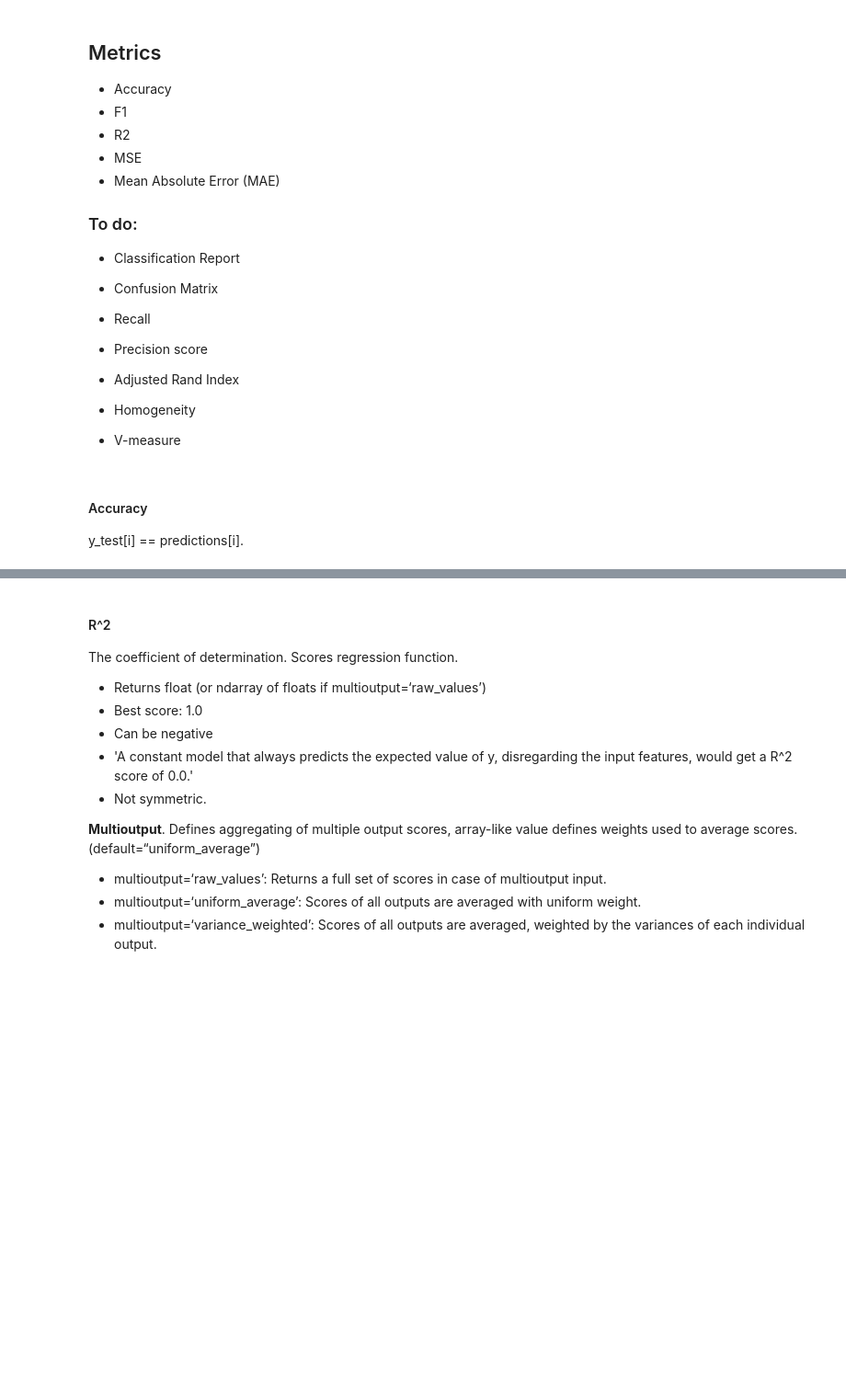
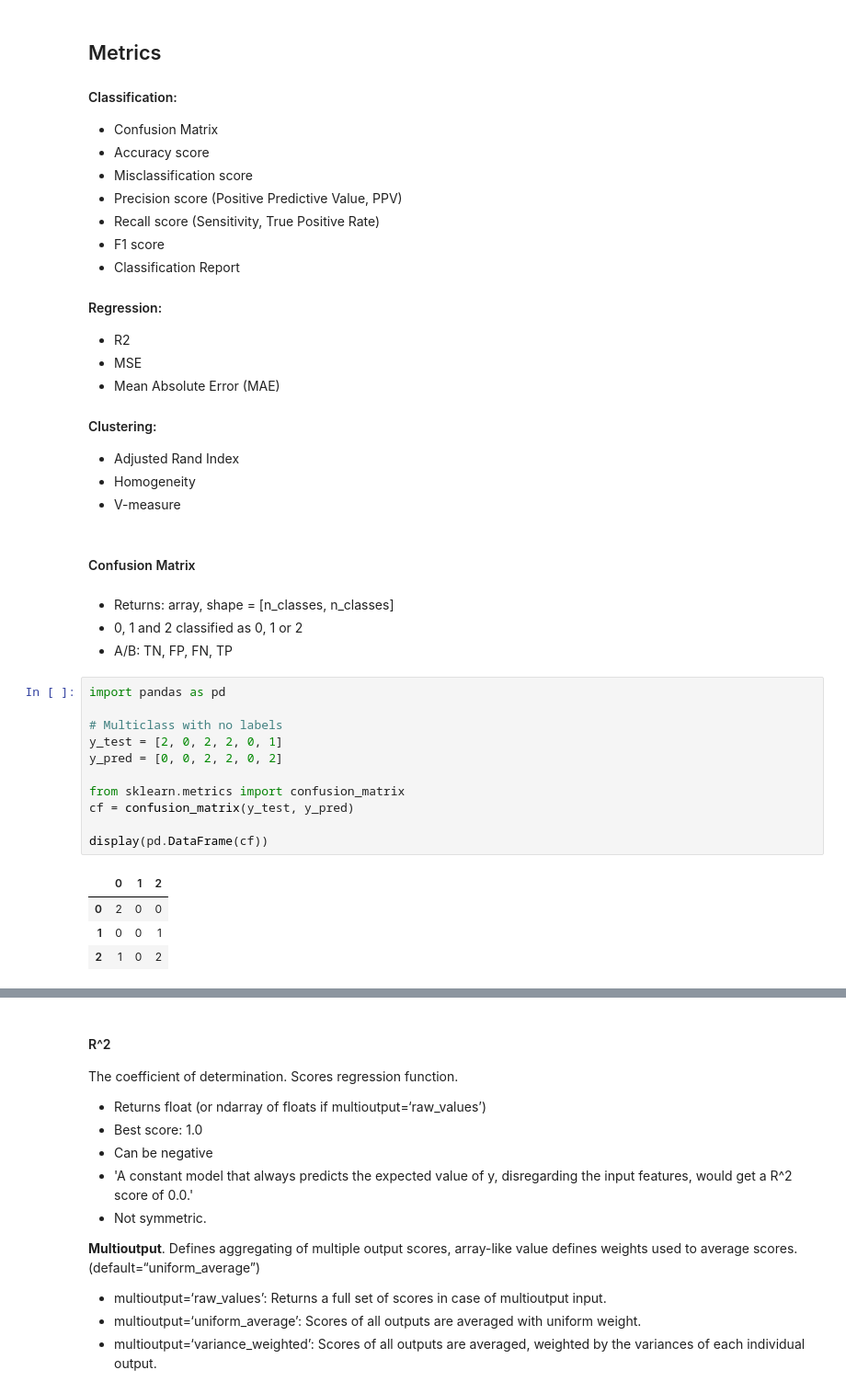
Before and after one commit to Hiurge/DATA-TOOLKIT, a Jupyter notebook: Metrics.ipynb, the cells around one changed output, grey strips where cells are left out. Shown at 92% size. Drawn from its saved outputs; the diff is of its cells as text; blank space fills up the shorter version.

```diff
--- a/Metrics.ipynb
+++ b/Metrics.ipynb
@@ -1,27 +1,43 @@
 # %% [markdown]
 ## Metrics
 
-- Accuracy
-- F1
+#### Classification:
+- Confusion Matrix
+- Accuracy score
+- Misclassification score
+- Precision score (Positive Predictive Value, PPV)
+- Recall score (Sensitivity, True Positive Rate)
+- F1 score
+- Classification Report
+
+#### Regression:
 - R2
 - MSE
 - Mean Absolute Error (MAE)
 
-
-### To do:
-- Classification Report
-
-- Confusion Matrix
-
-- Recall
-
-- Precision score
-
+#### Clustering:
 - Adjusted Rand Index
-
 - Homogeneity
-
 - V-measure
-# %% [markdown]
-#### Accuracy
-y_test[i] == predictions[i].
+# %% [markdown]
+#### Confusion Matrix
+# %% [markdown]
+- Returns: array, shape = [n_classes, n_classes]
+- 0, 1 and 2 classified as 0, 1 or 2
+- A/B: TN, FP, FN, TP
+# %%
+import pandas as pd
+
+# Multiclass with no labels
+y_test = [2, 0, 2, 2, 0, 1]
+y_pred = [0, 0, 2, 2, 0, 2]
+
+from sklearn.metrics import confusion_matrix
+cf = confusion_matrix(y_test, y_pred)
+
+display(pd.DataFrame(cf))
+# %% [output]
+|  | 0 | 1 | 2 |
+| 0 | 2 | 0 | 0 |
+| 1 | 0 | 0 | 1 |
+| 2 | 1 | 0 | 2 |
```
Also changed, not shown: parts of 60 cells of this notebook.
